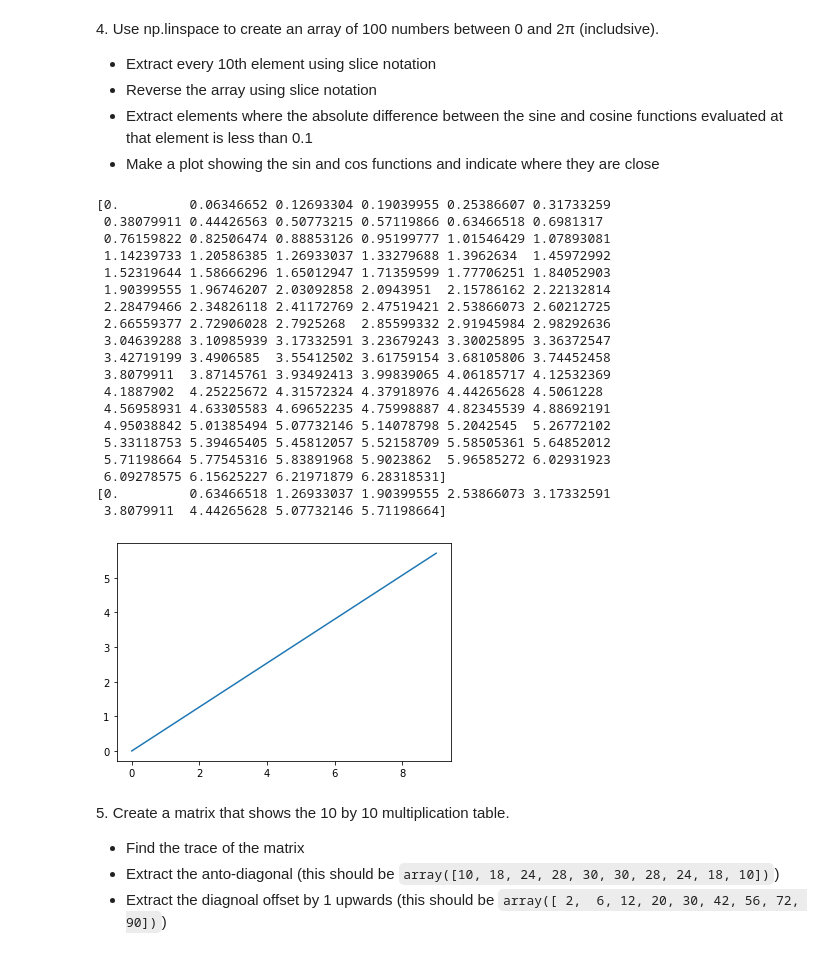
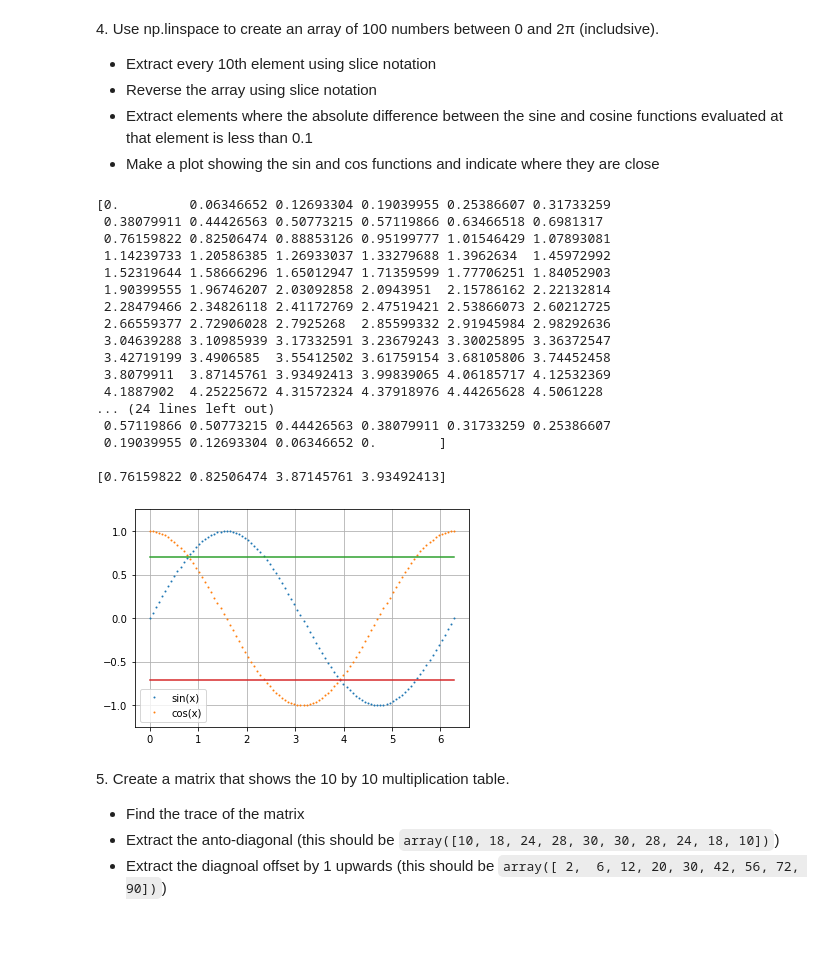
Before and after one commit to PhysicsOfData/LaboratoryOfComputationalPhysics_Y4, a Jupyter notebook: 03ex_Numpy.ipynb, the cells around one changed output. Drawn from its saved outputs; the diff is of its cells as text; code cells hidden in the pictures.

```diff
--- a/03ex_Numpy.ipynb
+++ b/03ex_Numpy.ipynb
@@ -92,36 +98,53 @@ print(a)
   * Reverse the array using slice notation
   * Extract elements where the absolute difference between the sine and cosine functions evaluated at that element is less than 0.1
   * Make a plot showing the sin and cos functions and indicate where they are close
-# %%
-import matplotlib.pyplot as plt
-q4 = np.linspace(0,2*np.pi,100)
-print(q4)
-q4_10 = q4[::10]
-print(q4_10)
-q4_rev = q4[::-1]
-q4_10_rev = q4_10[::-1]
-@TODO drei an veier na maan
-# %% [output]
-[0.         0.06346652 0.12693304 0.19039955 0.25386607 0.31733259
- 0.38079911 0.44426563 0.50773215 0.57119866 0.63466518 0.6981317
- 0.76159822 0.82506474 0.88853126 0.95199777 1.01546429 1.07893081
- 1.14239733 1.20586385 1.26933037 1.33279688 1.3962634  1.45972992
- 1.52319644 1.58666296 1.65012947 1.71359599 1.77706251 1.84052903
- 1.90399555 1.96746207 2.03092858 2.0943951  2.15786162 2.22132814
- 2.28479466 2.34826118 2.41172769 2.47519421 2.53866073 2.60212725
- 2.66559377 2.72906028 2.7925268  2.85599332 2.91945984 2.98292636
- 3.04639288 3.10985939 3.17332591 3.23679243 3.30025895 3.36372547
- 3.42719199 3.4906585  3.55412502 3.61759154 3.68105806 3.74452458
- 3.8079911  3.87145761 3.93492413 3.99839065 4.06185717 4.12532369
- 4.1887902  4.25225672 4.31572324 4.37918976 4.44265628 4.5061228
- 4.56958931 4.63305583 4.69652235 4.75998887 4.82345539 4.88692191
- 4.95038842 5.01385494 5.07732146 5.14078798 5.2042545  5.26772102
- 5.33118753 5.39465405 5.45812057 5.52158709 5.58505361 5.64852012
- 5.71198664 5.77545316 5.83891968 5.9023862  5.96585272 6.02931923
- 6.09278575 6.15625227 6.21971879 6.28318531]
-[0.         0.63466518 1.26933037 1.90399555 2.53866073 3.17332591
- 3.8079911  4.44265628 5.07732146 5.71198664]
-[figure, removed]
+# %%
+import matplotlib.pyplot as plt
+q4 = np.linspace(0,2*np.pi,100)
+print(q4)
+print("")
+
+q4_1 = q4[9::10]
+print(q4_1)
+print("")
+
+q4_2 = q4[::-1]
+print(q4_2)
+print("")
+
+a = (np.abs(np.sin(q4)-np.cos(q4)) < 0.1)
+q4_3 = q4[a]
+print(q4_3)
+
+sin_pi4 = np.sin(np.pi/4)
+plt.clf()
+plt.plot(q4,np.sin(q4),'o',markersize=1,label='sin(x)')
+plt.plot(q4,np.cos(q4),'o',markersize=1,label='cos(x)')
+plt.plot((0,2*np.pi),(sin_pi4,sin_pi4))
+plt.plot((0,2*np.pi),(-sin_pi4,-sin_pi4))
+plt.ylim(-1.25,1.25)
+plt.grid()
+plt.legend()
+plt.show()
+# %% [output]
+[0.         0.06346652 0.12693304 0.19039955 0.25386607 0.31733259
+ 0.38079911 0.44426563 0.50773215 0.57119866 0.63466518 0.6981317
+ 0.76159822 0.82506474 0.88853126 0.95199777 1.01546429 1.07893081
+ 1.14239733 1.20586385 1.26933037 1.33279688 1.3962634  1.45972992
+ 1.52319644 1.58666296 1.65012947 1.71359599 1.77706251 1.84052903
+ 1.90399555 1.96746207 2.03092858 2.0943951  2.15786162 2.22132814
+ 2.28479466 2.34826118 2.41172769 2.47519421 2.53866073 2.60212725
+ 2.66559377 2.72906028 2.7925268  2.85599332 2.91945984 2.98292636
+ 3.04639288 3.10985939 3.17332591 3.23679243 3.30025895 3.36372547
+ 3.42719199 3.4906585  3.55412502 3.61759154 3.68105806 3.74452458
+ 3.8079911  3.87145761 3.93492413 3.99839065 4.06185717 4.12532369
+ 4.1887902  4.25225672 4.31572324 4.37918976 4.44265628 4.5061228
+... (24 lines left out)
+ 0.57119866 0.50773215 0.44426563 0.38079911 0.31733259 0.25386607
+ 0.19039955 0.12693304 0.06346652 0.        ]
+
+[0.76159822 0.82506474 3.87145761 3.93492413]
+[figure, added]
 # %% [markdown]
 5\. Create a matrix that shows the 10 by 10 multiplication table.
 
```
Also changed, not shown: parts of 6 cells of this notebook.
